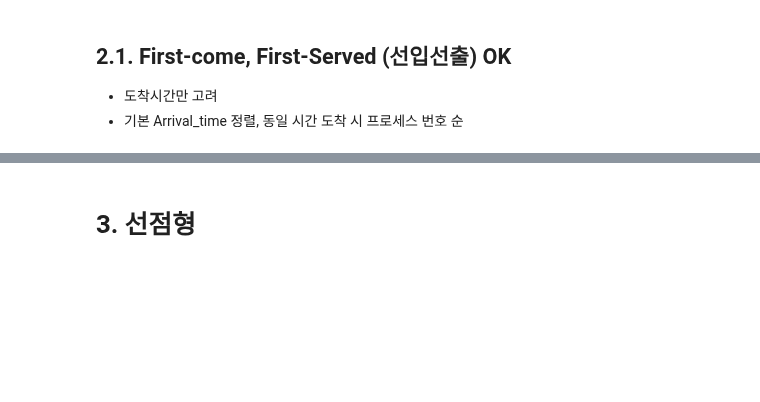
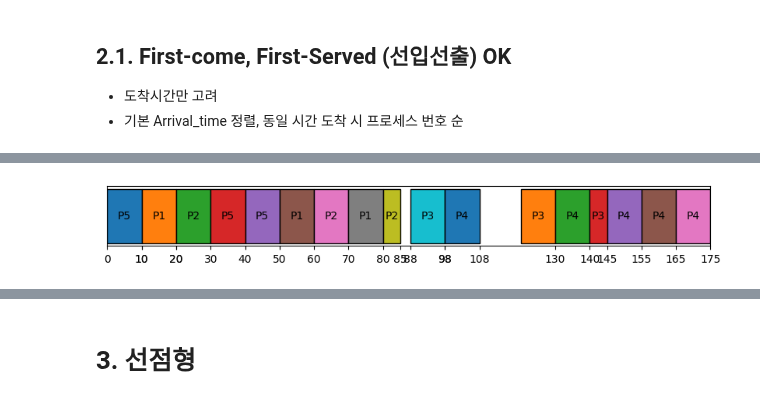
Before and after one commit to jiho264/2023os, a Jupyter notebook: homework01/homework01_arrival_error.ipynb, the cells around one changed output, grey strips where cells are left out. Saved outputs shown, nothing was run; the diff lists cells and outputs as text; code cells hidden in the pictures; blank space fills up the shorter version.

```diff
--- a/homework01/homework01_arrival_error.ipynb
+++ b/homework01/homework01_arrival_error.ipynb
@@ -36,15 +50,4 @@ MarkDown 문서로 설명과 해설 그리고 주석이 포함된 주피터노
 # %%
-import copy
-import matplotlib.pyplot as plt
-import json
-import numpy as np
-
-# _JSON_NUM_ 변경해가며 출력 가능
-_JSON_NUM_ = 1
-# 입력할 전체 프로세스들의 시간 길이
-_MAX_TIME_LENGTH_ = 999
-# Round robin
-_QUANTUM_TIME_ = 30
 
 def data_loader():
     print("--Data_loader-----------------")
@@ -288,0 +332,71 @@ ALL EXIT  GOOD JOB!!!
+# %%
+_order = []
+_list = copy.deepcopy(_DATA_)
+_list = sorted(_list, key=lambda x: x['Arrival_time'])
+#########################
+# round robin이나 선점형에선 작업 추가 후 다시 볼 일이 있기 때문에 해당 변수 초기화하면 안 됨.
+_same_time_process = []
+#########################
+_end_time = 0
+_cumsum_of_order_time = 0
+_order_idx_counter = -1
+# arrival_time 고려해야하니 timer 작동
+for _now_time in range(_MAX_TIME_LENGTH_):
+    # 만약 모든 Burst_time 합이 0이면 모든 작업이 종료된 것
+    # 다만 마지막 작업 추가했을 때와, _now_time간 오차있음.
+    if (is_complete(_list) == True):
+        _order.append([_NON_PROCESS_, _ALL_JOB_IS_DONE_])
+        break
+    # 아직 안 끝남.
+    else:
+        # 노는 중
+        if (_end_time < _now_time):
+            # take a rest 1sec == timer speed
+            _order.append([_NON_PROCESS_, 1])
+            _end_time += 1
+
+        # 현재 시간에 도착해있는 작업들 리스트업
+        for _process in _list:
+            if (_process['Arrival_time'] == _now_time):
+                _same_time_process.append(_process)
+        _same_time_process = sorted(_same_time_process, key=lambda x: x['Num'])
+
+
+        ###
+        ### order에 시간 기준으로 insert해야함
+        ###
+
+        for _Num, _runtime in _order:
+            if (_cumsum_of_order_time < _now_time):
+                _cumsum_of_order_time += _runtime
+                _order_idx_counter += 1
+        for _process in _same_time_process:
+            if (_process['Burst_time'] > 0):
+                print(">>",  _now_time, _cumsum_of_order_time,
+                      _process['Num'], _order_idx_counter)
+                if (_now_time == _cumsum_of_order_time ):#and _process['Num'] != _order[_order_idx_counter][0]):
+                    if (_process['Burst_time'] - _QUANTUM_TIME_ >= 0):
+                        _order.insert(_order_idx_counter, [
+                                    _process['Num'], _QUANTUM_TIME_])
+                        _end_time += _QUANTUM_TIME_
+                        _process['Burst_time'] -= _QUANTUM_TIME_
+                    else:
+                        _order.insert(_order_idx_counter, [
+                                    _process['Num'], _QUANTUM_TIME_])
+                        _end_time += _process['Burst_time']
+                        _process['Burst_time'] = 0
+                    _order_idx_counter += 1
+
+                else:
+                    if (_process['Burst_time'] - _QUANTUM_TIME_ >= 0):
+                        _order.append([_process['Num'], _QUANTUM_TIME_])
+                        _end_time += _QUANTUM_TIME_
+                        _process['Burst_time'] -= _QUANTUM_TIME_
+                    else:
+                        _order.append([_process['Num'], _process['Burst_time']])
+                        _end_time += _process['Burst_time']
+                        _process['Burst_time'] = 0
+        print(_now_time, _order)
+
+draw(_order)
+# %% [output]
@@ -289 +420,2 @@ ALL EXIT  GOOD JOB!!!
+[figure, added]
 # %% [markdown]
```
Also changed, not shown: parts of 14 cells of this notebook, 2 other files.
